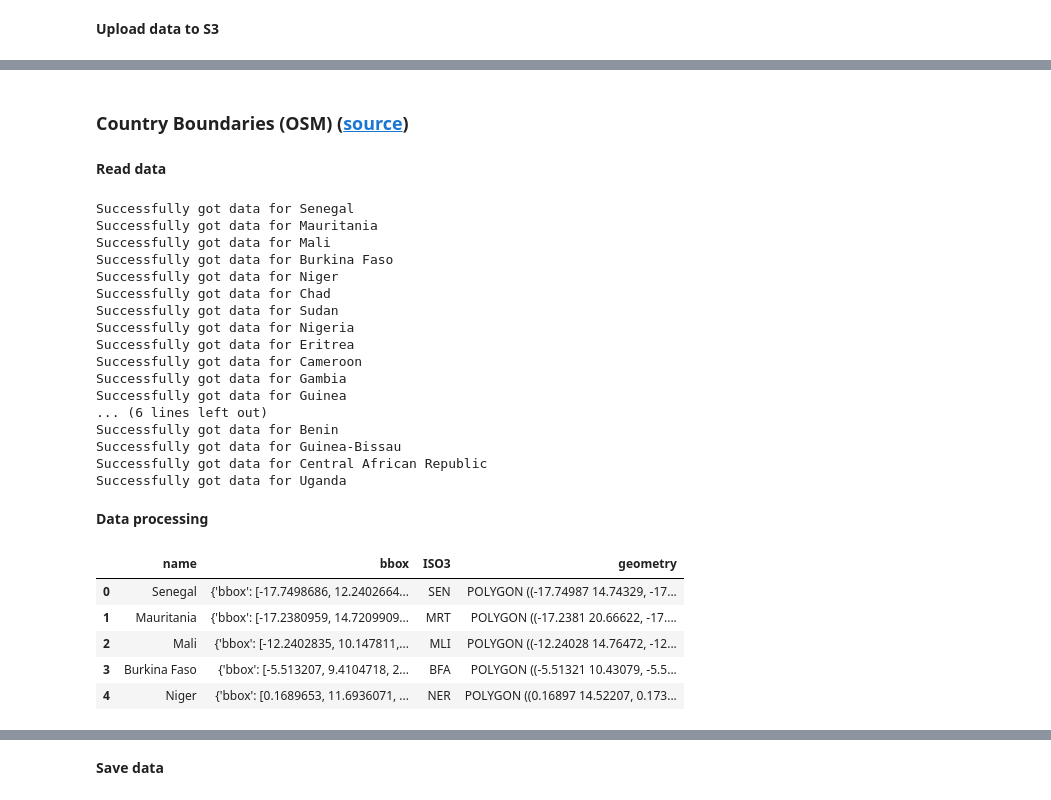
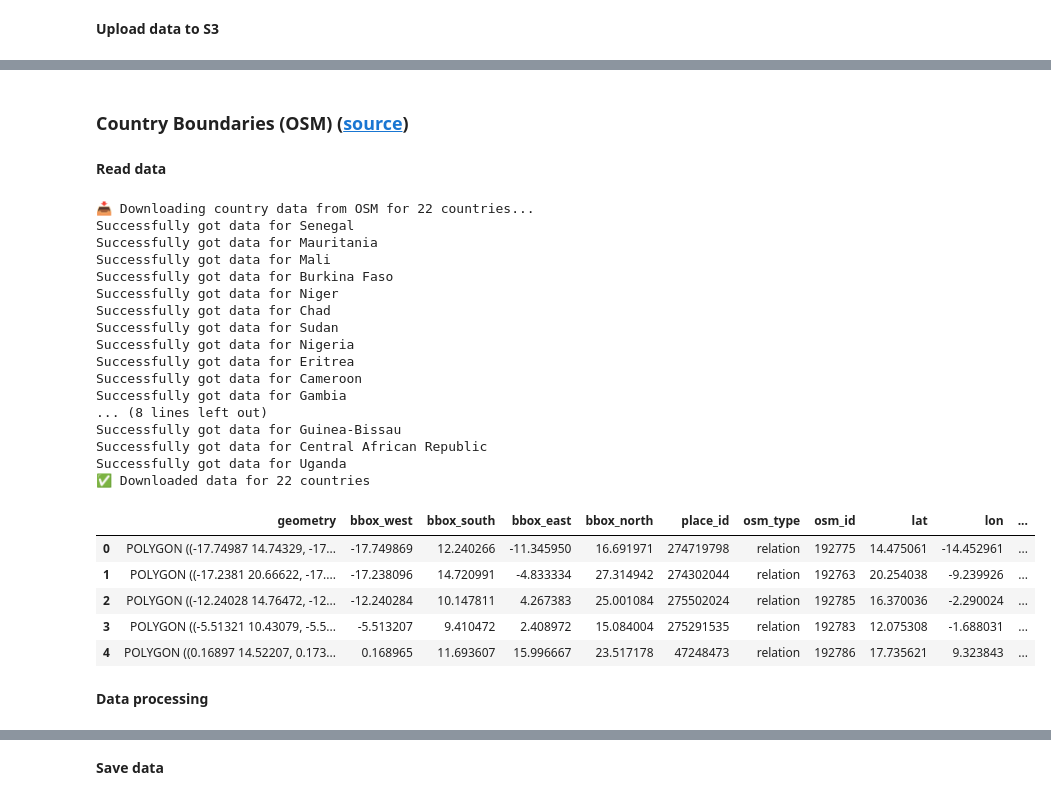
Before and after one commit to wetlands-international/wetlands-atlas, a Jupyter notebook: data-processing/notebooks/01_download_data.ipynb, the cells around one changed output, grey strips where cells are left out. Drawn from its saved outputs; the diff is of its cells as text; code cells hidden in the pictures.

```diff
--- a/data-processing/notebooks/01_download_data.ipynb
+++ b/data-processing/notebooks/01_download_data.ipynb
@@ -141,10 +156,10 @@ Uploaded ../data/processed/hydrobasins_sahel.geojson → s3://vizz-science-team/
 # %% [markdown]
 <a id='country-boundaries'></a>
-### Country Boundaries (OSM) ([source](https://www.hydrosheds.org/products/hydrobasins))
+### Country Boundaries (OSM) ([source](https://osm-boundaries.com/))
 # %% [markdown]
 **Read data**
 # %%
-countries_to_get = [
+DEFAULT_SAHEL_COUNTRIES = [
     "Senegal",
     "Mauritania",
     "Mali",
@@ -157,78 +172,43 @@ countries_to_get = [
     "Cameroon",
     "Gambia",
     "Guinea",
     "South Sudan",
     "Ethiopia",
     "Kenya",
     "Côte d'Ivoire",
     "Ghana",
     "Togo",
     "Benin",
     "Guinea-Bissau",
     "Central African Republic",
     "Uganda",
 ]
 
-countries_gdf = get_multiple_countries_osmx(countries_to_get)
+gdf = download_country_data(DEFAULT_SAHEL_COUNTRIES)
+gdf.head()
 # %% [output]
+📥 Downloading country data from OSM for 22 countries...
 Successfully got data for Senegal
 Successfully got data for Mauritania
 Successfully got data for Mali
 Successfully got data for Burkina Faso
 Successfully got data for Niger
 Successfully got data for Chad
 Successfully got data for Sudan
 Successfully got data for Nigeria
 Successfully got data for Eritrea
 Successfully got data for Cameroon
 Successfully got data for Gambia
-Successfully got data for Guinea
-... (6 lines left out)
-Successfully got data for Benin
+... (8 lines left out)
 Successfully got data for Guinea-Bissau
 Successfully got data for Central African Republic
 Successfully got data for Uganda
+✅ Downloaded data for 22 countries
+|  | geometry | bbox_west | bbox_south | bbox_east | bbox_north | place_id | osm_type | osm_id | lat | lon | ... |
+| 0 | POLYGON ((-17.74987 14.74329, -17... | -17.749869 | 12.240266 | -11.345950 | 16.691971 | 274719798 | relation | 192775 | 14.475061 | -14.452961 | ... |
+| 1 | POLYGON ((-17.2381 20.66622, -17.... | -17.238096 | 14.720991 | -4.833334 | 27.314942 | 274302044 | relation | 192763 | 20.254038 | -9.239926 | ... |
+| 2 | POLYGON ((-12.24028 14.76472, -12... | -12.240284 | 10.147811 | 4.267383 | 25.001084 | 275502024 | relation | 192785 | 16.370036 | -2.290024 | ... |
+| 3 | POLYGON ((-5.51321 10.43079, -5.5... | -5.513207 | 9.410472 | 2.408972 | 15.084004 | 275291535 | relation | 192783 | 12.075308 | -1.688031 | ... |
+| 4 | POLYGON ((0.16897 14.52207, 0.173... | 0.168965 | 11.693607 | 15.996667 | 23.517178 | 47248473 | relation | 192786 | 17.735621 | 9.323843 | ... |
 # %% [markdown]
 **Data processing**
-# %%
-# Create "bbox" column
-countries_gdf["bbox"] = countries_gdf.apply(
-    lambda r: {"bbox": [r["bbox_west"], r["bbox_south"], r["bbox_east"], r["bbox_north"]]}, axis=1
-)
-
-countries_gdf = countries_gdf.drop(
-    columns=[
-        "bbox_west",
-        "bbox_south",
-        "bbox_east",
-        "bbox_north",
-        "place_id",
-        "osm_type",
-        "osm_id",
-        "lat",
-        "lon",
-        "class",
-        "type",
-        "place_rank",
-        "importance",
-        "addresstype",
-        "display_name",
-        "country_name",
-    ]
-)
-
-# Add ISO3 codes
-countries_gdf["ISO3"] = countries_gdf["name"].apply(name_to_iso3)
-
-# Reorder columns to have 'geometry' at the end
-cols = [c for c in countries_gdf.columns if c != "geometry"] + ["geometry"]
-countries_gdf = countries_gdf[cols]
-
-countries_gdf.head()
-# %% [output]
-|  | name | bbox | ISO3 | geometry |
-| 0 | Senegal | {'bbox': [-17.7498686, 12.2402664... | SEN | POLYGON ((-17.74987 14.74329, -17... |
-| 1 | Mauritania | {'bbox': [-17.2380959, 14.7209909... | MRT | POLYGON ((-17.2381 20.66622, -17.... |
-| 2 | Mali | {'bbox': [-12.2402835, 10.147811,... | MLI | POLYGON ((-12.24028 14.76472, -12... |
-| 3 | Burkina Faso | {'bbox': [-5.513207, 9.4104718, 2... | BFA | POLYGON ((-5.51321 10.43079, -5.5... |
-| 4 | Niger | {'bbox': [0.1689653, 11.6936071, ... | NER | POLYGON ((0.16897 14.52207, 0.173... |
```
Also changed, not shown: parts of 35 cells of this notebook, 20 other files.
